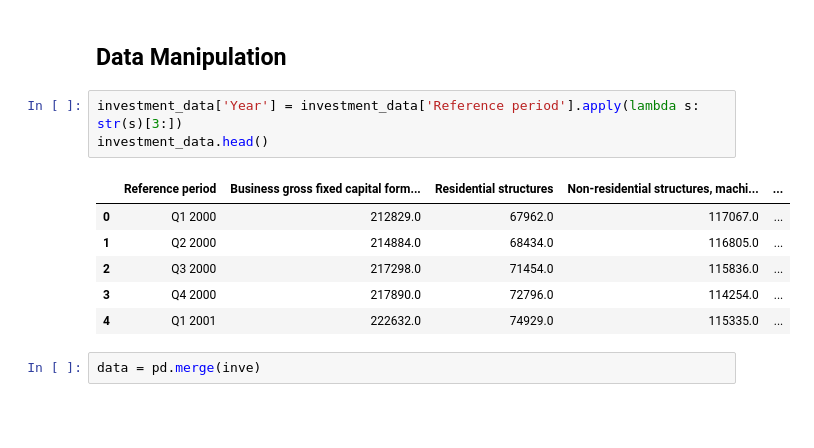
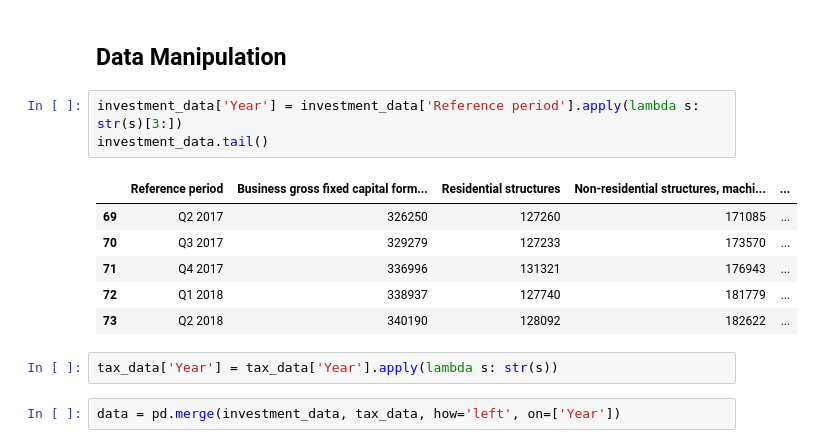
Before and after one commit to jtloong/blog_projects, a Jupyter notebook: corp_investment/analysis.ipynb, the cells around one changed output. Drawn from its saved outputs; the diff is of its cells as text; blank space fills up the shorter version.

```diff
--- a/corp_investment/analysis.ipynb
+++ b/corp_investment/analysis.ipynb
@@ -28,13 +28,15 @@ tax_data.head()
 ## Data Manipulation
 # %%
 investment_data['Year'] = investment_data['Reference period'].apply(lambda s: str(s)[3:])
-investment_data.head()
+investment_data.tail()
 # %% [output]
 |  | Reference period | Business gross fixed capital form... | Residential structures | Non-residential structures, machi... | ... |
-| 0 | Q1 2000 | 212829.0 | 67962.0 | 117067.0 | ... |
-| 1 | Q2 2000 | 214884.0 | 68434.0 | 116805.0 | ... |
-| 2 | Q3 2000 | 217298.0 | 71454.0 | 115836.0 | ... |
-| 3 | Q4 2000 | 217890.0 | 72796.0 | 114254.0 | ... |
-| 4 | Q1 2001 | 222632.0 | 74929.0 | 115335.0 | ... |
+| 69 | Q2 2017 | 326250 | 127260 | 171085 | ... |
+| 70 | Q3 2017 | 329279 | 127233 | 173570 | ... |
+| 71 | Q4 2017 | 336996 | 131321 | 176943 | ... |
+| 72 | Q1 2018 | 338937 | 127740 | 181779 | ... |
+| 73 | Q2 2018 | 340190 | 128092 | 182622 | ... |
+# %%
+tax_data['Year'] = tax_data['Year'].apply(lambda s: str(s))
 # %%
-data = pd.merge(inve)
+data = pd.merge(investment_data, tax_data, how='left', on=['Year'])
```
Also changed, not shown: parts of 5 cells of this notebook, 2 other files.
